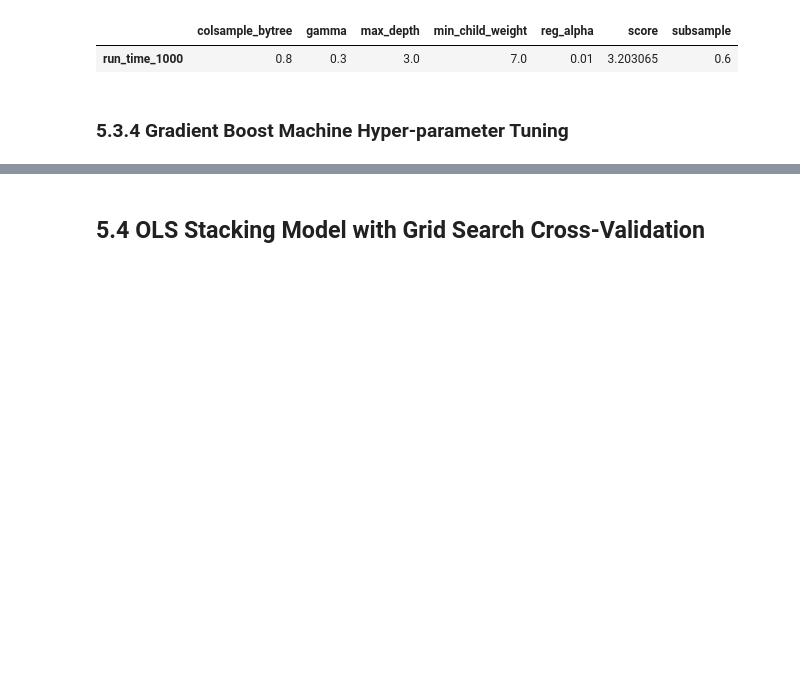
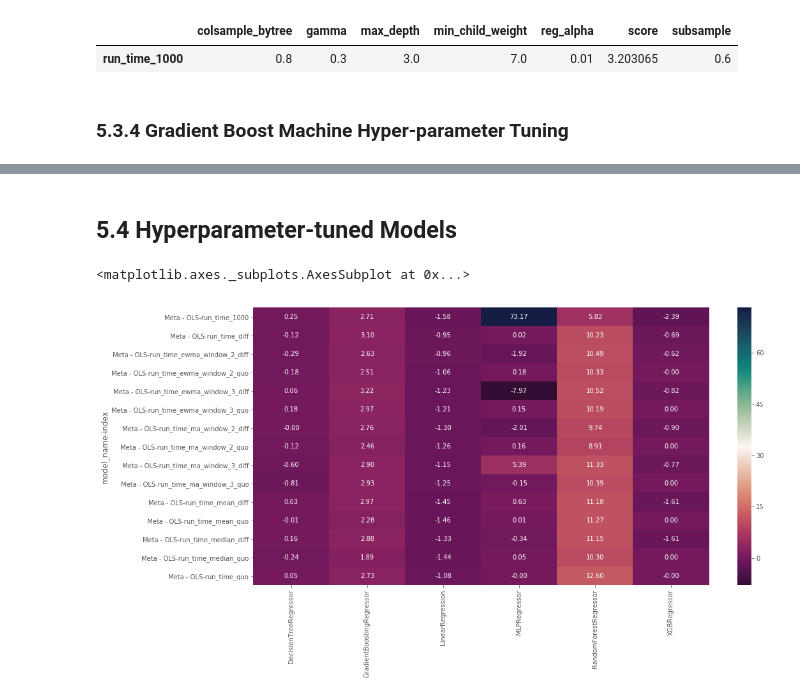
Before and after one commit to terryluzj/ba-fyp-sports-analytics, a Jupyter notebook: analysis/predictive/regression_models.ipynb, the cells around one changed output, grey strips where cells are left out. Drawn from its saved outputs; the diff is of its cells as text; code cells hidden in the pictures; blank space fills up the shorter version.

```diff
--- a/analysis/predictive/regression_models.ipynb
+++ b/analysis/predictive/regression_models.ipynb
@@ -311,5 +318,5 @@ Fitting 5 folds for each of 50 candidates, totalling 250 fits
 Report file saved as gbm_grid_search_report.csv
 |  | max_depth | max_features | min_samples_leaf | min_samples_split | n_estimators | score | subsample |
 | run_time_1000 | 5.0 | 20.0 | 50.0 | 500.0 | 100.0 | 3.203236 | 0.8 |
-# %% [markdown]
-## 5.4 OLS Stacking Model with Grid Search Cross-Validation
+# %% [markdown]
+## 5.4 Hyperparameter-tuned Models
@@ -315,0 +371,8 @@ Report file saved as gbm_grid_search_report.csv
+# %%
+# Set some specs for plotting
+mpl.rcParams['figure.figsize'] = (16.0, 8.0)
+mpl.style.use('ggplot')
+sns.heatmap(meta_report_tuned.reset_index().set_index(['model_name', 'index']).iloc[:, :].astype(float), annot=True, fmt='.2f', cmap=cmocean.cm.curl_r)
+# %% [output]
+<matplotlib.axes._subplots.AxesSubplot at 0x...>
+[figure, added]
```
Also changed, not shown: parts of 17 cells of this notebook, 2 other files.
